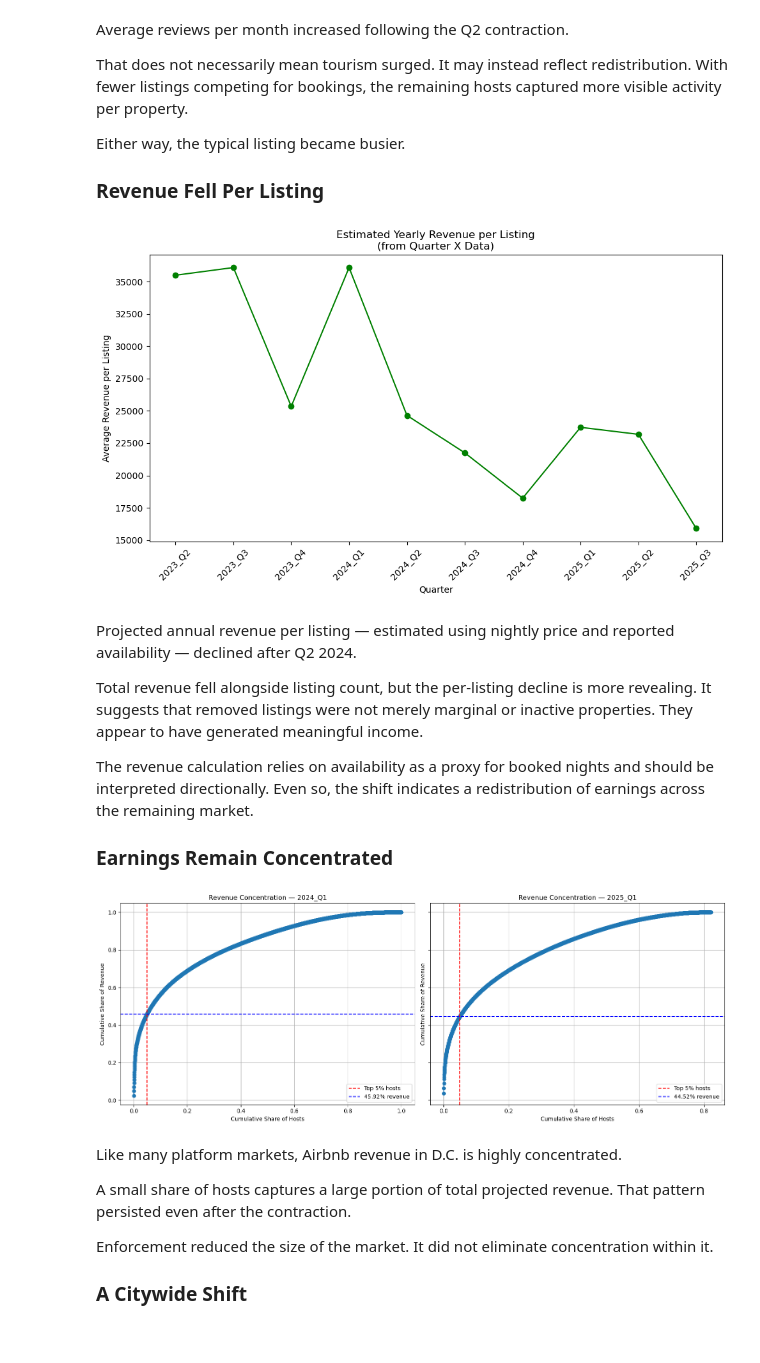
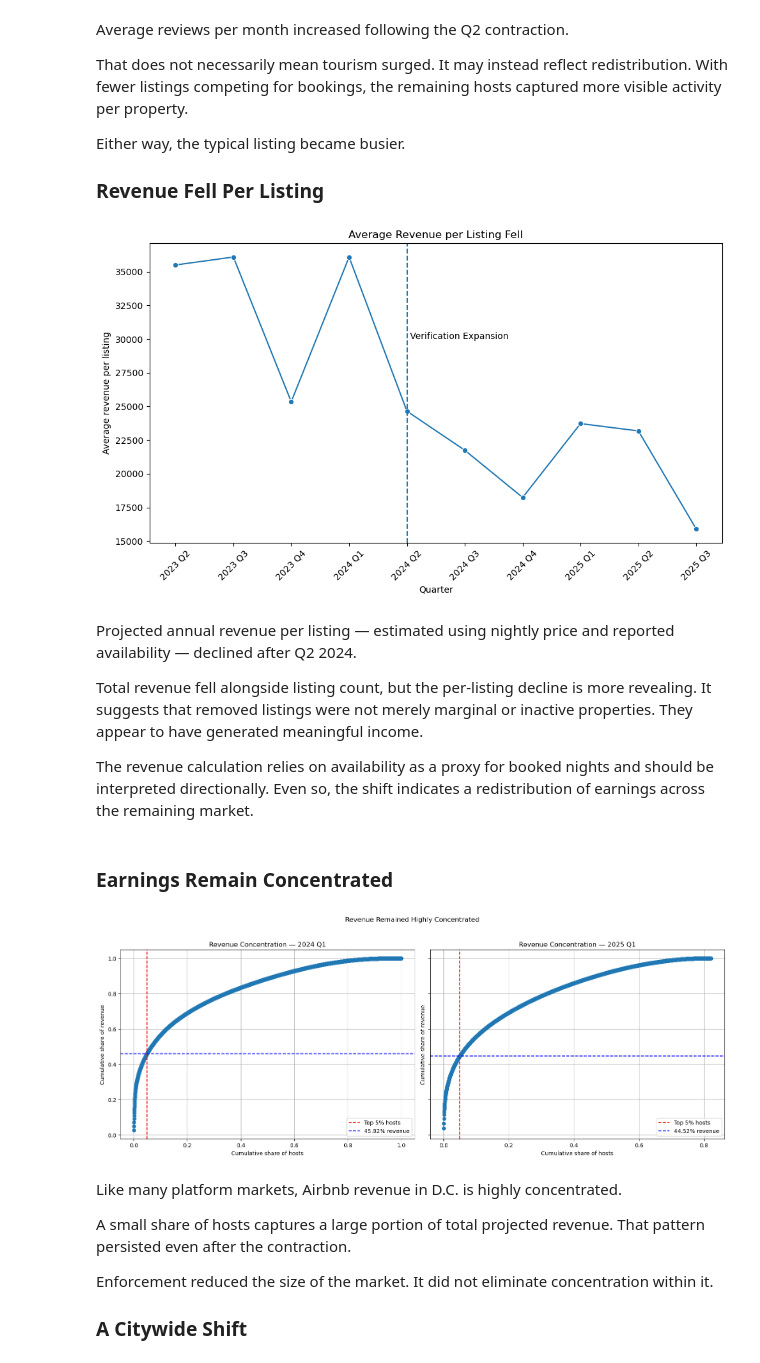
Before and after one commit to johbry17/Capital-Crashpad, a Jupyter notebook: notebooks/case_study.ipynb, the cells around one changed output. Saved outputs shown, nothing was run; the diff lists cells and outputs as text; code cells hidden in the pictures.

Commit message:
chore(case study): standardize chart titles and labels, add verification line

```diff
--- a/notebooks/case_study.ipynb
+++ b/notebooks/case_study.ipynb
@@ -258,23 +262,29 @@ df["avg_revenue_per_listing"] = df["total_revenue"] / df["listings_count"]
 
 # plot average revenue per listing
 plt.figure(figsize=(10, 6))
-plt.plot(df["quarter"], df["avg_revenue_per_listing"], marker="o", color="green")
-plt.title("Estimated Yearly Revenue per Listing\n(from Quarter X Data)")
+sns.lineplot(data=df, x="quarter", y="avg_revenue_per_listing", marker="o")
+plt.title("Average Revenue per Listing Fell")
 plt.xlabel("Quarter")
-plt.ylabel("Average Revenue per Listing")
+plt.ylabel("Average revenue per listing")
 plt.xticks(rotation=45)
+ax = plt.gca()
+labels = [label.get_text().replace("_", " ") for label in ax.get_xticklabels()]
+ax.set_xticklabels(labels)
+plt.axvline(x="2024_Q2", linestyle="--")
+plt.text("2024_Q2", 30000, " Verification Expansion")
 plt.tight_layout()
 plt.show()
 # %% [output]
-[figure, old version]
+[figure, new version]
 # %% [markdown]
 Projected annual revenue per listing — estimated using nightly price and reported availability — declined after Q2 2024.
 
 Total revenue fell alongside listing count, but the per-listing decline is more revealing. It suggests that removed listings were not merely marginal or inactive properties. They appear to have generated meaningful income.
 
 The revenue calculation relies on availability as a proxy for booked nights and should be interpreted directionally. Even so, the shift indicates a redistribution of earnings across the remaining market.
-
-### Earnings Remain Concentrated
+# %% [markdown]
+
+### Earnings Remain Concentrated
 # %%
 # % of hosts capturing revenue share
 quarters = ["2024_Q1", "2025_Q1"]
@@ -282,6 +292,7 @@ quarters = ["2024_Q1", "2025_Q1"]
 X = 0.05  # Top 5%
 
 fig, axes = plt.subplots(1, 2, figsize=(16, 6), sharey=True)
+fig.suptitle("Revenue Remained Highly Concentrated", y=1.03)
 
 for ax, quarter in zip(axes, quarters):
     df_host_revenue = pd.read_sql(
@@ -304,37 +315,37 @@ for ax, quarter in zip(axes, quarters):
     df_host_revenue["cumulative_revenue"] = df_host_revenue["host_revenue"].cumsum()
     df_host_revenue["cumulative_revenue_share"] = (
         df_host_revenue["cumulative_revenue"] / df_host_revenue["host_revenue"].sum()
     )
     df_host_revenue["host_rank"] = range(1, len(df_host_revenue) + 1)
     df_host_revenue["host_pct"] = df_host_revenue["host_rank"] / len(df_host_revenue)
 
     revenue_share_top_X = (
         df_host_revenue[df_host_revenue["host_pct"] <= X]["host_revenue"].sum()
         / df_host_revenue["host_revenue"].sum()
     )
 
     ax.plot(
         df_host_revenue["host_pct"],
         df_host_revenue["cumulative_revenue_share"],
         marker="o",
     )
-    ax.set_xlabel("Cumulative Share of Hosts")
-    ax.set_ylabel("Cumulative Share of Revenue")
-    ax.set_title(f"Revenue Concentration — {quarter}")
+    ax.set_xlabel("Cumulative share of hosts")
+    ax.set_ylabel("Cumulative share of revenue")
+    ax.set_title(f"Revenue Concentration — {quarter.replace('_', ' ')}")
     ax.grid(True)
     ax.axvline(X, color="red", linestyle="--", label=f"Top {int(X*100)}% hosts")
     ax.axhline(
         revenue_share_top_X,
         color="blue",
         linestyle="--",
         label=f"{revenue_share_top_X:.2%} revenue",
     )
     ax.legend()
 
 plt.tight_layout()
 plt.show()
 # %% [output]
-[figure, old version]
+[figure, new version]
 # %% [markdown]
 Like many platform markets, Airbnb revenue in D.C. is highly concentrated.
 
```
Also changed, not shown: parts of 8 cells of this notebook, 1 other file.
